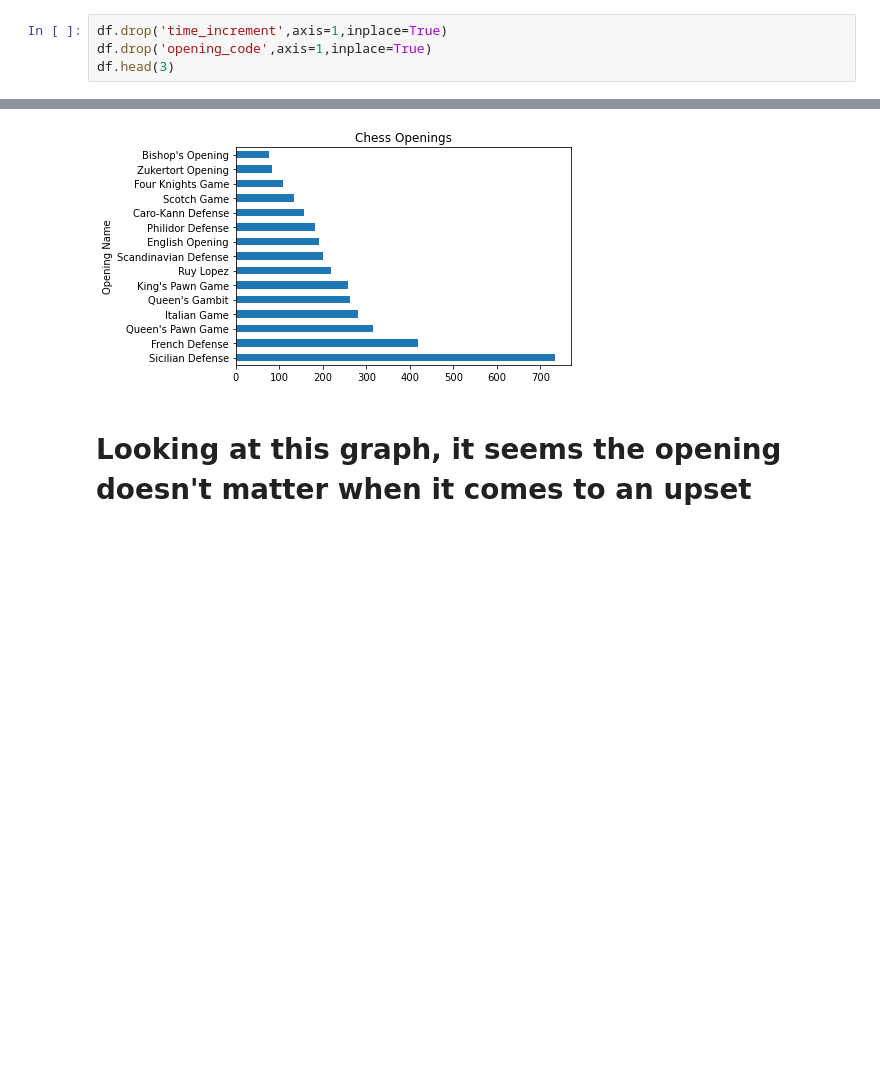
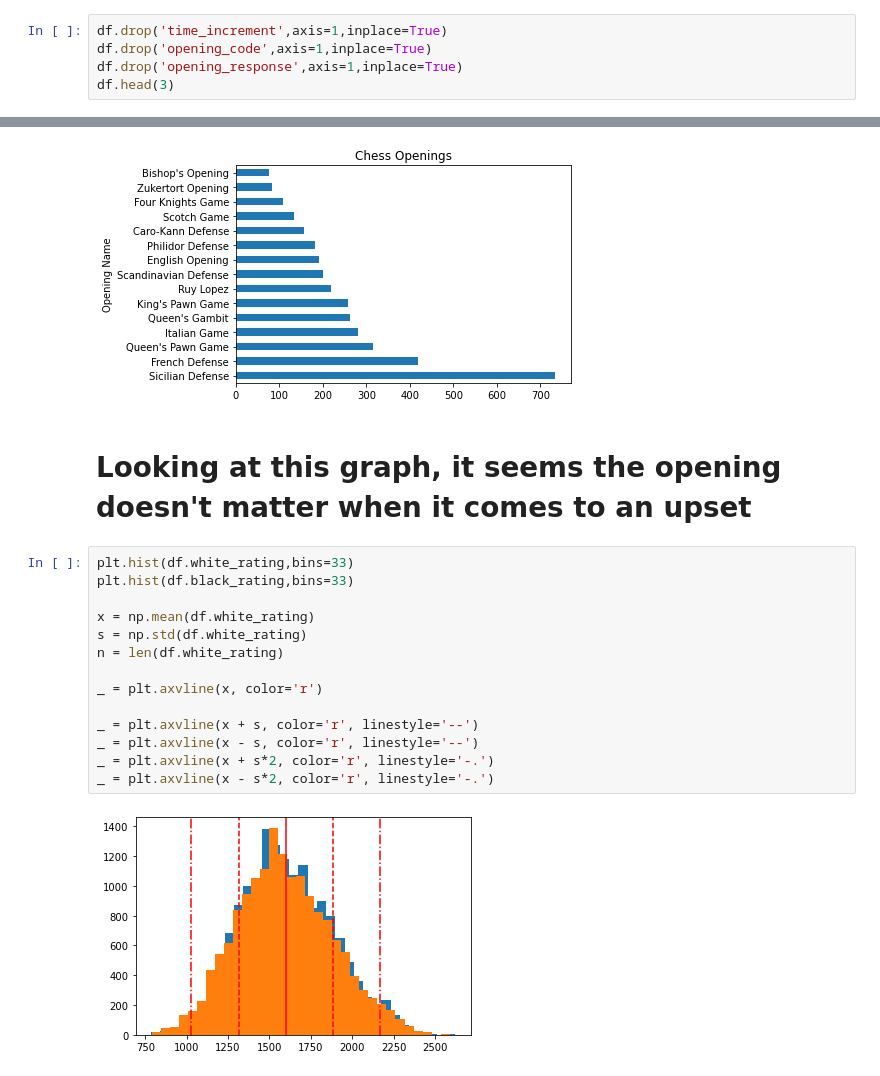
Before and after one commit to Seismic-Striker/Springboard_and_Datacamp, a Jupyter notebook: Chess_stuff/Chess dataset exploration.ipynb, the cells around one changed output, grey strips where cells are left out. Cells and saved outputs as stored; diff of their text form; blank space fills up the shorter version.

```diff
--- a/Chess_stuff/Chess dataset exploration.ipynb
+++ b/Chess_stuff/Chess dataset exploration.ipynb
@@ -52,6 +73,7 @@ df = df[df.rated != False]
 # %%
 df.drop('time_increment',axis=1,inplace=True)
 df.drop('opening_code',axis=1,inplace=True)
+df.drop('opening_response',axis=1,inplace=True)
 df.head(3)
 # %% [output]
 |  | game_id | winner | victory_status | rated | white_rating | black_rating | turns | white_id | black_id | ... |
@@ -139,3 +161,19 @@ Text(0, 0.5, 'Opening Name')
 [figure]
 # %% [markdown]
 # Looking at this graph, it seems the opening doesn't matter when it comes to an upset
+# %%
+plt.hist(df.white_rating,bins=33)
+plt.hist(df.black_rating,bins=33)
+
+x = np.mean(df.white_rating)
+s = np.std(df.white_rating)
+n = len(df.white_rating)
+
+_ = plt.axvline(x, color='r')
+
+_ = plt.axvline(x + s, color='r', linestyle='--')
+_ = plt.axvline(x - s, color='r', linestyle='--')
+_ = plt.axvline(x + s*2, color='r', linestyle='-.')
+_ = plt.axvline(x - s*2, color='r', linestyle='-.')
+# %% [output]
+[figure, added]
```
Also changed, not shown: parts of 10 cells of this notebook, 1 other file.
